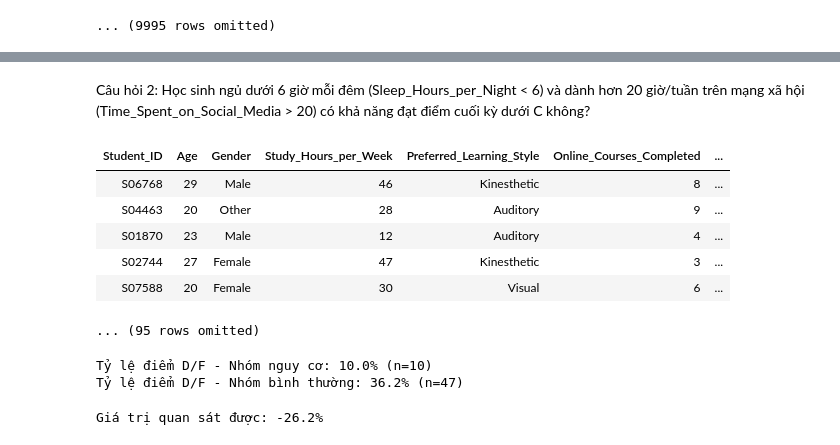
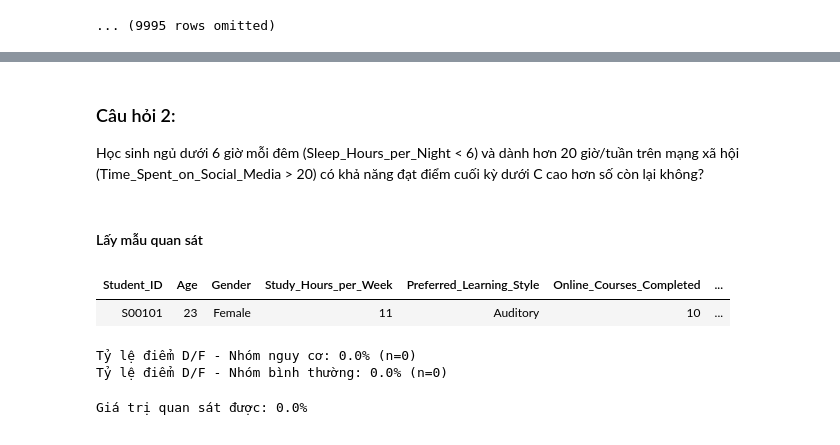
Before and after one commit to nvnhat04/materials-fa24, a Jupyter notebook: btl/final.ipynb, the cells around one changed output, grey strips where cells are left out. Saved outputs shown, nothing was run; the diff lists cells and outputs as text; code cells hidden in the pictures.

```diff
--- a/btl/final.ipynb
+++ b/btl/final.ipynb
@@ -343,16 +359,14 @@ correlation(s_e, 'Exam_Score (%)', 'Final_Grade_Int')
 # %% [markdown]
-Câu hỏi 2: Học sinh ngủ dưới 6 giờ mỗi đêm (Sleep_Hours_per_Night < 6) và dành hơn 20 giờ/tuần trên mạng xã hội (Time_Spent_on_Social_Media > 20) có khả năng đạt điểm cuối kỳ dưới C không?
+### Câu hỏi 2:
+Học sinh ngủ dưới 6 giờ mỗi đêm (Sleep_Hours_per_Night < 6) và dành hơn 20 giờ/tuần trên mạng xã hội (Time_Spent_on_Social_Media > 20) có khả năng đạt điểm cuối kỳ dưới C cao hơn số còn lại không?
+# %% [markdown]
+#### Lấy mẫu quan sát
 # %%
-sample_q2 = student_peformance_table.sample(100)
+sample_q2 = student_peformance_table.take(100)
 sample_q2.show(5)
 # %% [output]
 | Student_ID | Age | Gender | Study_Hours_per_Week | Preferred_Learning_Style | Online_Courses_Completed | ... |
-| S06768 | 29 | Male | 46 | Kinesthetic | 8 | ... |
-| S04463 | 20 | Other | 28 | Auditory | 9 | ... |
-| S01870 | 23 | Male | 12 | Auditory | 4 | ... |
-| S02744 | 27 | Female | 47 | Kinesthetic | 3 | ... |
-| S07588 | 20 | Female | 30 | Visual | 6 | ... |
+| S00101 | 23 | Female | 11 | Auditory | 10 | ... |
-... (95 rows omitted)
 # %%
 
 # 2. Định nghĩa nhóm
@@ -373,13 +387,13 @@ p_normal = calculate_fail_rate(group_normal)
 print(f"Tỷ lệ điểm D/F - Nhóm nguy cơ: {p_risk:.1%} (n={group_risk.num_rows})")
 print(f"Tỷ lệ điểm D/F - Nhóm bình thường: {p_normal:.1%} (n={group_normal.num_rows})")
 # %% [output]
-Tỷ lệ điểm D/F - Nhóm nguy cơ: 10.0% (n=10)
-Tỷ lệ điểm D/F - Nhóm bình thường: 36.2% (n=47)
+Tỷ lệ điểm D/F - Nhóm nguy cơ: 0.0% (n=0)
+Tỷ lệ điểm D/F - Nhóm bình thường: 0.0% (n=0)
 # %%
 observed_val_q2 = p_risk - p_normal
 print(f"Giá trị quan sát được: {observed_val_q2:.1%}")
 # %% [output]
-Giá trị quan sát được: -26.2%
+Giá trị quan sát được: 0.0%
 # %%
 simulation_results_q2 = make_array()
 for i in np.arange(num_repeats):
```
Also changed, not shown: parts of 150 cells of this notebook, 1 other file.
